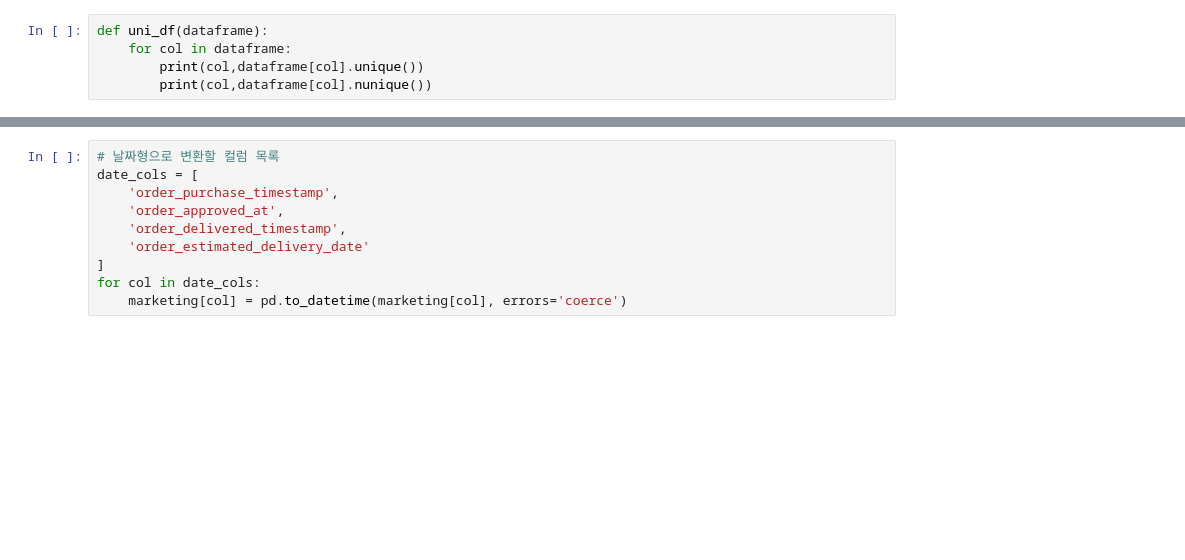
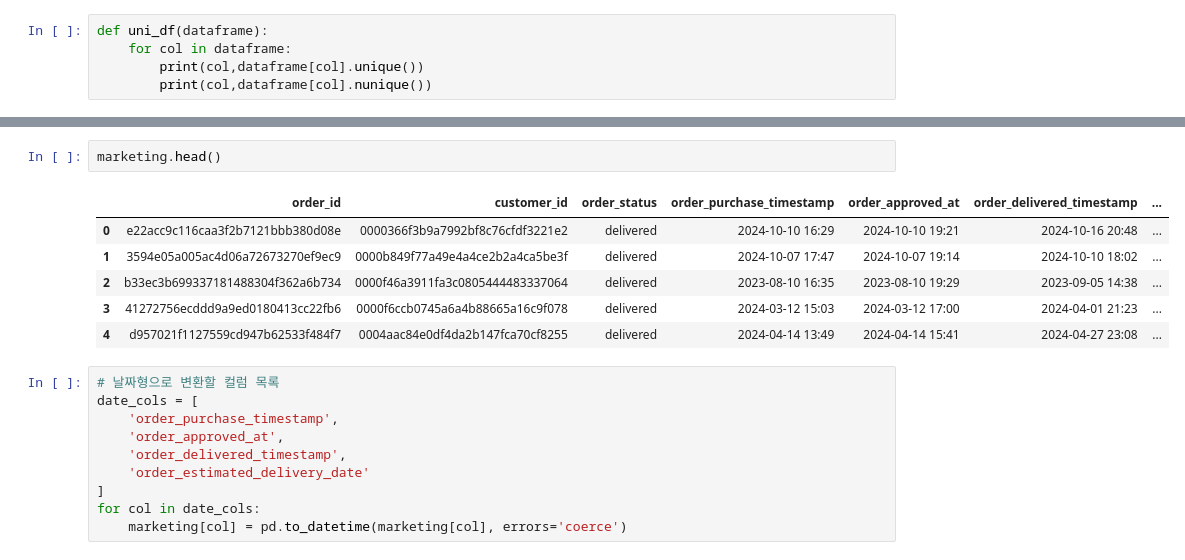
Before and after one commit to sasangkyoo/Marketing_proj, a Jupyter notebook: EDA_12_market.ipynb, the cells around one changed output, grey strips where cells are left out. Cells and saved outputs as stored; diff of their text form; blank space fills up the shorter version.

```diff
--- a/EDA_12_market.ipynb
+++ b/EDA_12_market.ipynb
@@ -56,3 +54,12 @@ Data columns (total 25 columns):
+# %%
+marketing.head()
+# %% [output]
+|  | order_id | customer_id | order_status | order_purchase_timestamp | order_approved_at | order_delivered_timestamp | ... |
+| 0 | e22acc9c116caa3f2b7121bbb380d08e | 0000366f3b9a7992bf8c76cfdf3221e2 | delivered | 2024-10-10 16:29 | 2024-10-10 19:21 | 2024-10-16 20:48 | ... |
+| 1 | 3594e05a005ac4d06a72673270ef9ec9 | 0000b849f77a49e4a4ce2b2a4ca5be3f | delivered | 2024-10-07 17:47 | 2024-10-07 19:14 | 2024-10-10 18:02 | ... |
+| 2 | b33ec3b699337181488304f362a6b734 | 0000f46a3911fa3c0805444483337064 | delivered | 2023-08-10 16:35 | 2023-08-10 19:29 | 2023-09-05 14:38 | ... |
+| 3 | 41272756ecddd9a9ed0180413cc22fb6 | 0000f6ccb0745a6a4b88665a16c9f078 | delivered | 2024-03-12 15:03 | 2024-03-12 17:00 | 2024-04-01 21:23 | ... |
+| 4 | d957021f1127559cd947b62533f484f7 | 0004aac84e0df4da2b147fca70cf8255 | delivered | 2024-04-14 13:49 | 2024-04-14 15:41 | 2024-04-27 23:08 | ... |
 # %%
 # 날짜형으로 변환할 컬럼 목록
 date_cols = [
```
Also changed, not shown: parts of 6 cells of this notebook.
